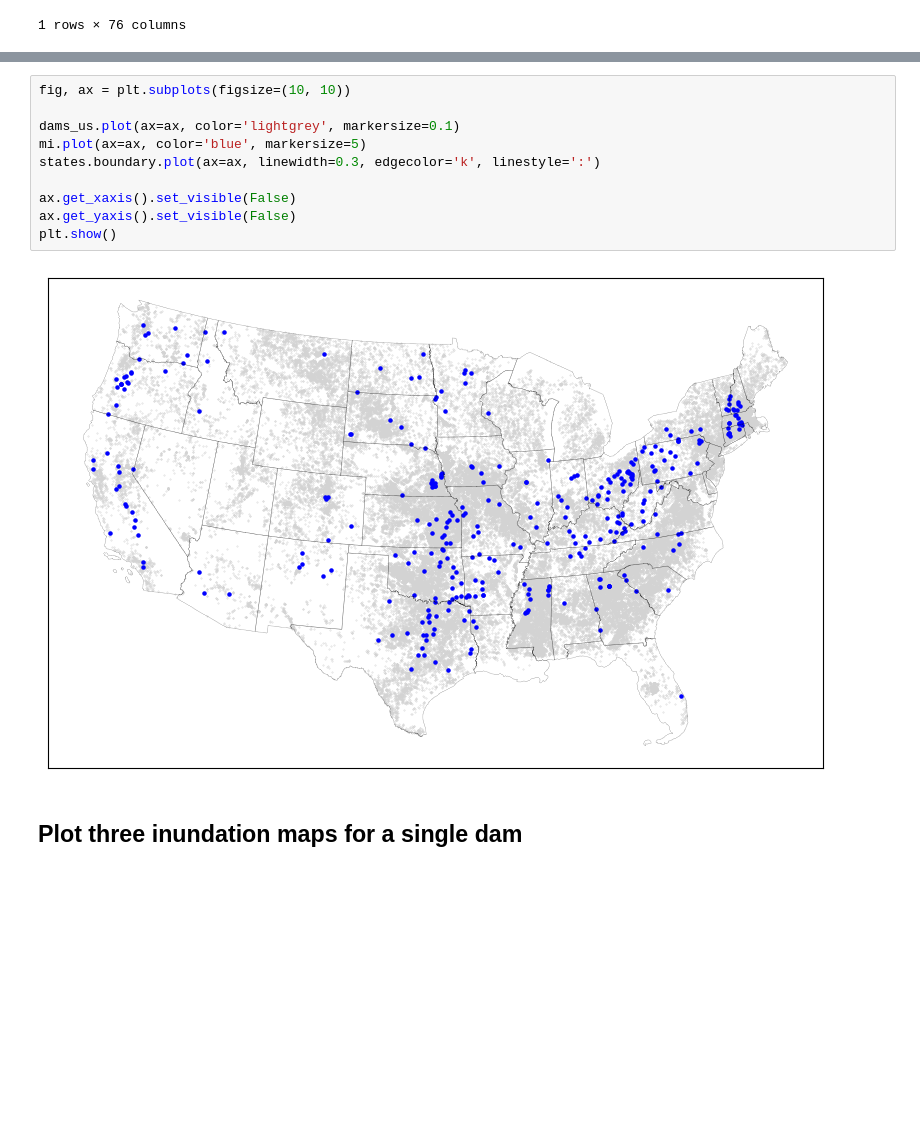
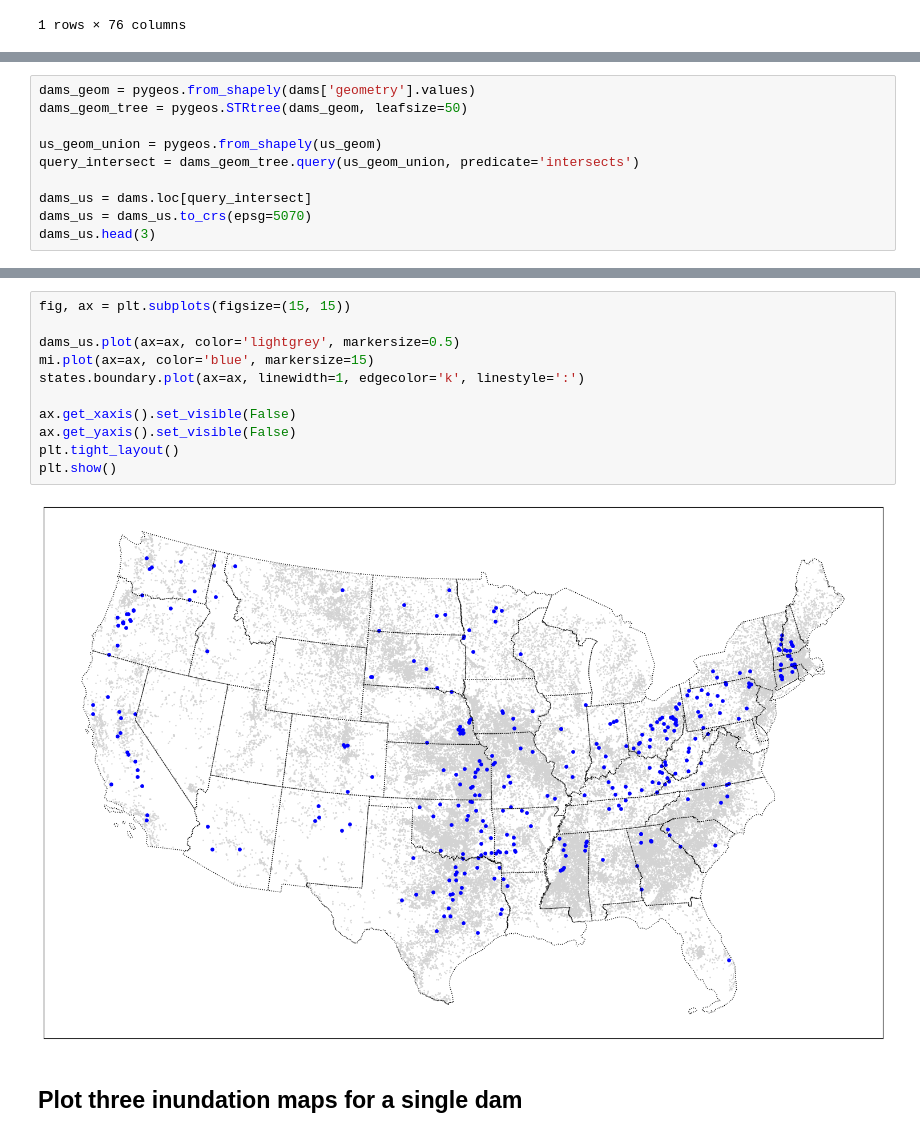
Before and after one commit to I-GUIDE/population_vulnerable_to_dam_failure, a Jupyter notebook: plot_maps.ipynb, the cells around one changed output, grey strips where cells are left out. Drawn from its saved outputs; the diff is of its cells as text; blank space fills up the shorter version.

```diff
--- a/plot_maps.ipynb
+++ b/plot_maps.ipynb
@@ -70,0 +66,10 @@ dams_us = dams_us.to_crs(epsg=5070)
+# %%
+dams_geom = pygeos.from_shapely(dams['geometry'].values)
+dams_geom_tree = pygeos.STRtree(dams_geom, leafsize=50)
+
+us_geom_union = pygeos.from_shapely(us_geom)
+query_intersect = dams_geom_tree.query(us_geom_union, predicate='intersects')
+
+dams_us = dams.loc[query_intersect]
+dams_us = dams_us.to_crs(epsg=5070)
+dams_us.head(3)
@@ -71,15 +82,16 @@ dams_us = dams_us.to_crs(epsg=5070)
 # %%
-fig, ax = plt.subplots(figsize=(10, 10))
+fig, ax = plt.subplots(figsize=(15, 15))
 
-dams_us.plot(ax=ax, color='lightgrey', markersize=0.1)
-mi.plot(ax=ax, color='blue', markersize=5)
-states.boundary.plot(ax=ax, linewidth=0.3, edgecolor='k', linestyle=':')
+dams_us.plot(ax=ax, color='lightgrey', markersize=0.5)
+mi.plot(ax=ax, color='blue', markersize=15)
+states.boundary.plot(ax=ax, linewidth=1, edgecolor='k', linestyle=':')
 
 ax.get_xaxis().set_visible(False)
 ax.get_yaxis().set_visible(False)
+plt.tight_layout()
 plt.show()
 # %% [output]
-[figure, old version]
+[figure, new version]
 # %% [markdown]
 ## Plot three inundation maps for a single dam
 # %%
```
Also changed, not shown: parts of 10 cells of this notebook, 7 other files.
